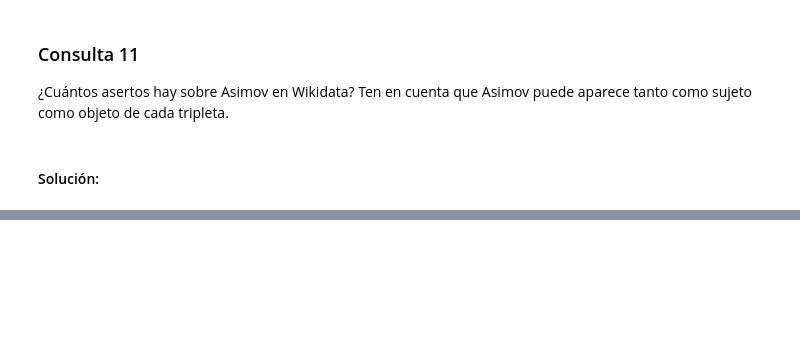
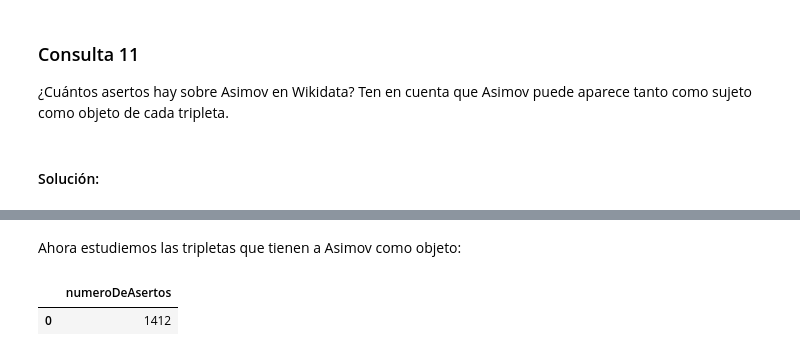
Before and after one commit to mario-sanz/IA2-Practicas, a Jupyter notebook: Lab3/P3-wikidata.ipynb, the cells around one changed output, grey strips where cells are left out. Saved outputs shown, nothing was run; the diff lists cells and outputs as text; code cells hidden in the pictures; blank space fills up the shorter version.

```diff
--- a/Lab3/P3-wikidata.ipynb
+++ b/Lab3/P3-wikidata.ipynb
@@ -564,0 +597,11 @@ __Fecha de las consultas: 21 de abril de 2022__
+# %% [markdown]
+Ahora estudiemos las tripletas que tienen a Asimov como objeto:
+# %%
+%%wdsparql
+SELECT (COUNT(*) AS ?numeroDeAsertos)
+WHERE {
+  ?statement ?relacion wd:Q34981.
+}
+# %% [output]
+|  | numeroDeAsertos |
+| 0 | 1412 |
```
Also changed, not shown: parts of 19 cells of this notebook.
